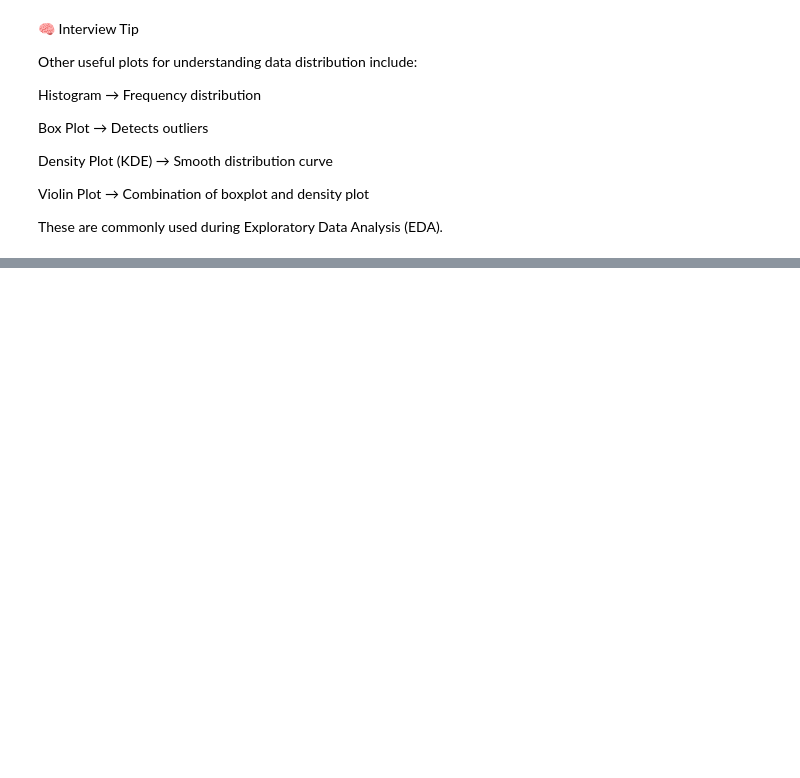
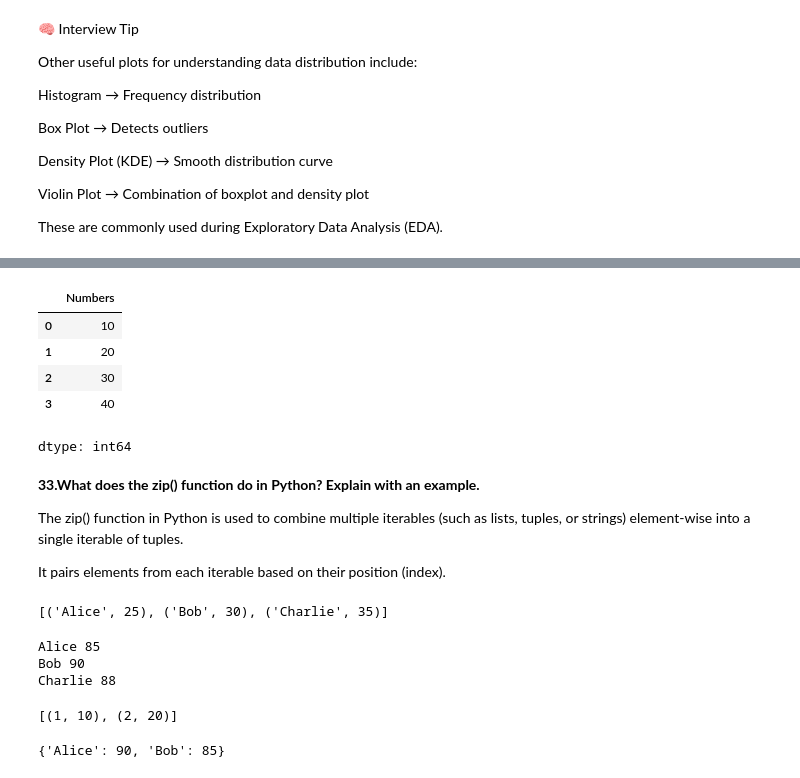
Before and after one commit to Gitstrong3333/Data-Science-Interview, a Jupyter notebook: MachineLearning_Interview_Questions.ipynb, the cells around one changed output, grey strips where cells are left out. Saved outputs shown, nothing was run; the diff lists cells and outputs as text; code cells hidden in the pictures; blank space fills up the shorter version.

```diff
--- a/MachineLearning_Interview_Questions.ipynb
+++ b/MachineLearning_Interview_Questions.ipynb
@@ -1602,0 +1756,6 @@ These are commonly used during Exploratory Data Analysis (EDA).
+# %%
+import pandas as pd
+
+df = pd.DataFrame({"Numbers": [10, 20, 30, 40]})
+
+print(df)
@@ -1602,0 +1785,67 @@ These are commonly used during Exploratory Data Analysis (EDA).
+# %%
+df["Numbers"]
+# %% [output]
+|  | Numbers |
+| 0 | 10 |
+| 1 | 20 |
+| 2 | 30 |
+| 3 | 40 |
+dtype: int64
+# %% [markdown]
+**33.What does the zip() function do in Python? Explain with an example.**
+
+The zip() function in Python is used to combine multiple iterables (such as lists, tuples, or strings) element-wise into a single iterable of tuples.
+
+It pairs elements from each iterable based on their position (index).
+# %%
+#Example 1: Combining Two Lists
+names = ["Alice", "Bob", "Charlie"]
+ages = [25, 30, 35]
+
+result = zip(names, ages)
+
+print(list(result))
+# %% [output]
+[('Alice', 25), ('Bob', 30), ('Charlie', 35)]
+# %%
+#Example 2: Iterating with zip()
+
+names = ["Alice", "Bob", "Charlie"]
+scores = [85, 90, 88]
+
+for name, score in zip(names, scores):
+    print(name, score)
+# %% [output]
+Alice 85
+Bob 90
+Charlie 88
+# %%
+#Important Behavior
+
+#If the iterables have different lengths, zip() stops when the shortest iterable ends.
+
+a = [1, 2, 3]
+b = [10, 20]
+
+print(list(zip(a, b)))
+# %% [output]
+[(1, 10), (2, 20)]
+# %%
+#Interview Tip
+
+#zip() is often used for:
+
+#Iterating over multiple lists simultaneously
+
+#Creating dictionaries
+
+#Example:
+
+names = ["Alice", "Bob"]
+scores = [90, 85]
+
+data = dict(zip(names, scores))
+
+print(data)
+# %% [output]
+{'Alice': 90, 'Bob': 85}
```
Also changed, not shown: parts of 62 cells of this notebook.
